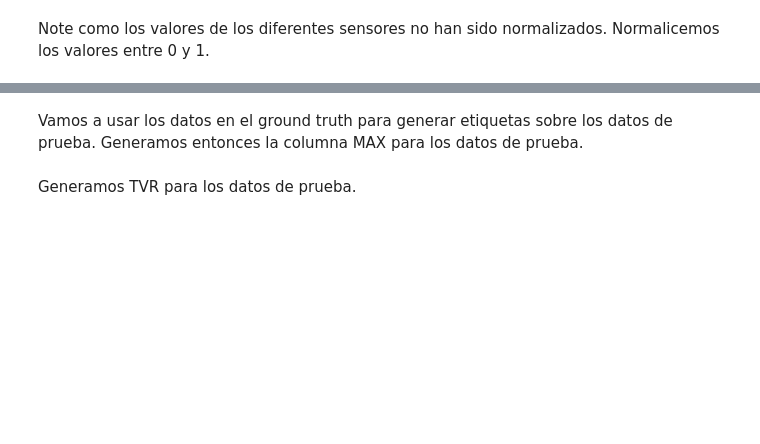
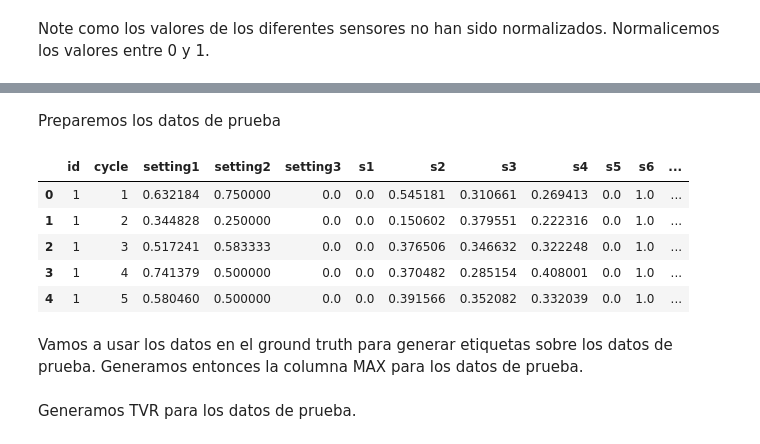
Before and after one commit to juancpv/predictivemaintenance, a Jupyter notebook: lstm.ipynb, the cells around one changed output, grey strips where cells are left out. Saved outputs shown, nothing was run; the diff lists cells and outputs as text; code cells hidden in the pictures; blank space fills up the shorter version.

```diff
--- a/lstm.ipynb
+++ b/lstm.ipynb
@@ -225,3 +228,21 @@ train_df = join_df.reindex(columns = train_df.columns)
+# %% [markdown]
+Preparemos los datos de prueba
+# %%
+test_df['cycle_norm'] = test_df['cycle']
+norm_test_df = pd.DataFrame(min_max_scaler.transform(test_df[cols_normalize]),
+                            columns=cols_normalize,
+                            index=test_df.index)
+test_join_df = test_df[test_df.columns.difference(cols_normalize)].join(norm_test_df)
+test_df = test_join_df.reindex(columns = test_df.columns)
+test_df = test_df.reset_index(drop=True)
+test_df.head()
+# %% [output]
+|  | id | cycle | setting1 | setting2 | setting3 | s1 | s2 | s3 | s4 | s5 | s6 | ... |
+| 0 | 1 | 1 | 0.632184 | 0.750000 | 0.0 | 0.0 | 0.545181 | 0.310661 | 0.269413 | 0.0 | 1.0 | ... |
+| 1 | 1 | 2 | 0.344828 | 0.250000 | 0.0 | 0.0 | 0.150602 | 0.379551 | 0.222316 | 0.0 | 1.0 | ... |
+| 2 | 1 | 3 | 0.517241 | 0.583333 | 0.0 | 0.0 | 0.376506 | 0.346632 | 0.322248 | 0.0 | 1.0 | ... |
+| 3 | 1 | 4 | 0.741379 | 0.500000 | 0.0 | 0.0 | 0.370482 | 0.285154 | 0.408001 | 0.0 | 1.0 | ... |
+| 4 | 1 | 5 | 0.580460 | 0.500000 | 0.0 | 0.0 | 0.391566 | 0.352082 | 0.332039 | 0.0 | 1.0 | ... |
 # %% [markdown]
 Vamos a usar los datos en el ground truth para generar etiquetas sobre los datos de prueba. Generamos entonces la columna MAX para los datos de prueba.
 # %%
```
Also changed, not shown: parts of 14 cells of this notebook.
